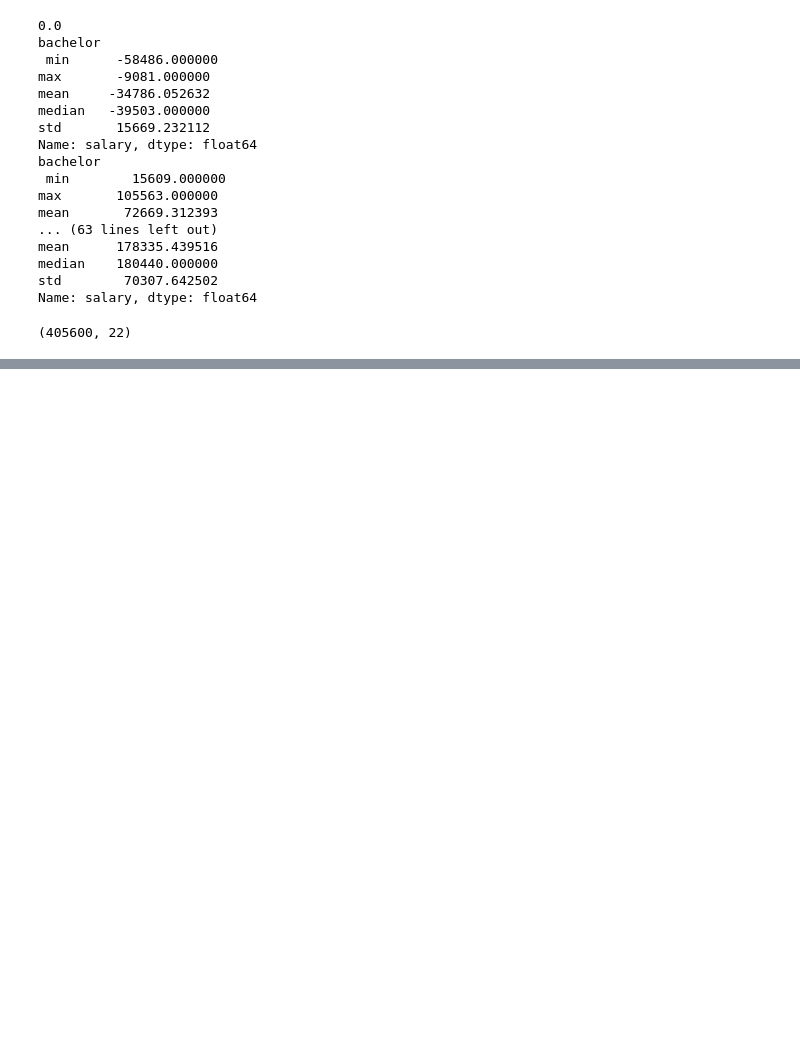
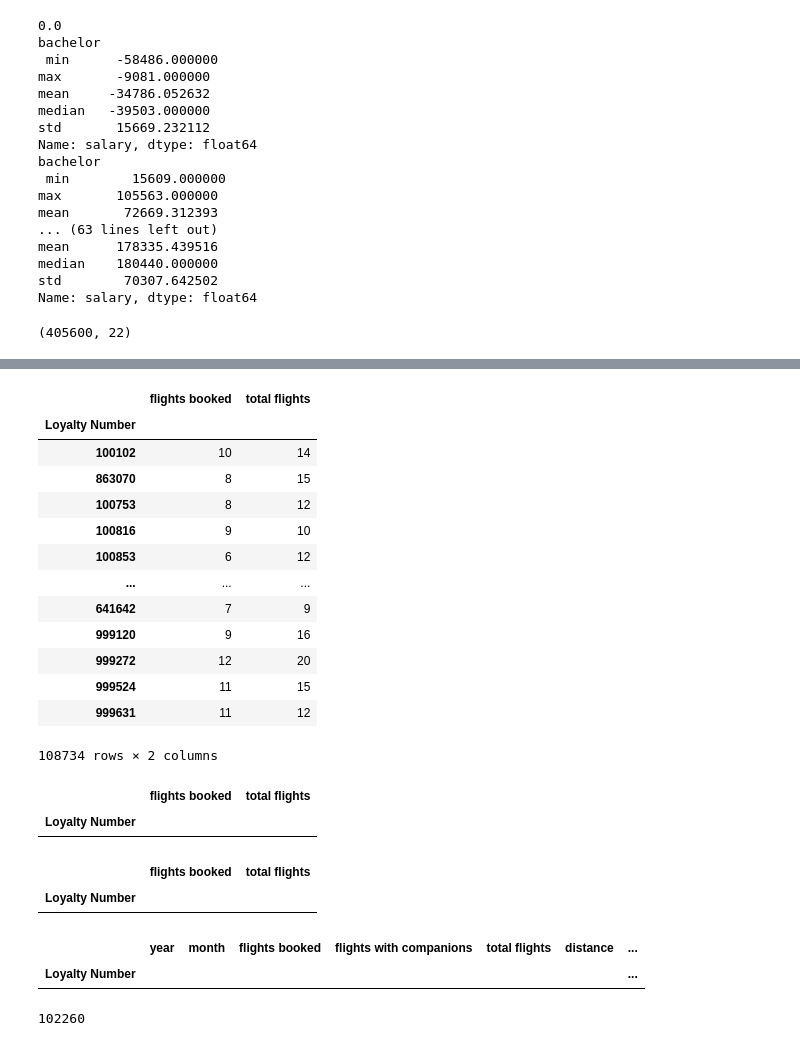
Before and after one commit to Adalab/bda-modulo-3-evaluacion-final-icorreald, a Jupyter notebook: evaluacion.ipynb, the cells around one changed output, grey strips where cells are left out. Saved outputs shown, nothing was run; the diff lists cells and outputs as text; code cells hidden in the pictures; blank space fills up the shorter version.

```diff
--- a/evaluacion.ipynb
+++ b/evaluacion.ipynb
@@ -275,0 +374,36 @@ df.shape
+# %%
+df[df['flights booked'] < df['total flights']][['flights booked', 'total flights']]
+# %% [output]
+|  | flights booked | total flights |
+| Loyalty Number |  |  |
+| 100102 | 10 | 14 |
+| 863070 | 8 | 15 |
+| 100753 | 8 | 12 |
+| 100816 | 9 | 10 |
+| 100853 | 6 | 12 |
+| ... | ... | ... |
+| 641642 | 7 | 9 |
+| 999120 | 9 | 16 |
+| 999272 | 12 | 20 |
+| 999524 | 11 | 15 |
+| 999631 | 11 | 12 |
+108734 rows × 2 columns
+# %%
+df[df['flights booked'] + df['flights with companions'] != df['total flights']][['flights booked', 'total flights']]
+# %% [output]
+|  | flights booked | total flights |
+| Loyalty Number |  |  |
+# %%
+df[df['flights booked'] < df['flights with companions']][['flights booked', 'total flights']]
+# %% [output]
+|  | flights booked | total flights |
+| Loyalty Number |  |  |
+# %%
+df[(df['total flights'] > 0) & (df['distance'] == 0)]
+# %% [output]
+|  | year | month | flights booked | flights with companions | total flights | distance | ... |
+| Loyalty Number |  |  |  |  |  |  | ... |
+# %%
+df['salary'].isnull().sum()
+# %% [output]
+102260
```
Also changed, not shown: parts of 12 cells of this notebook, 5 other files.
